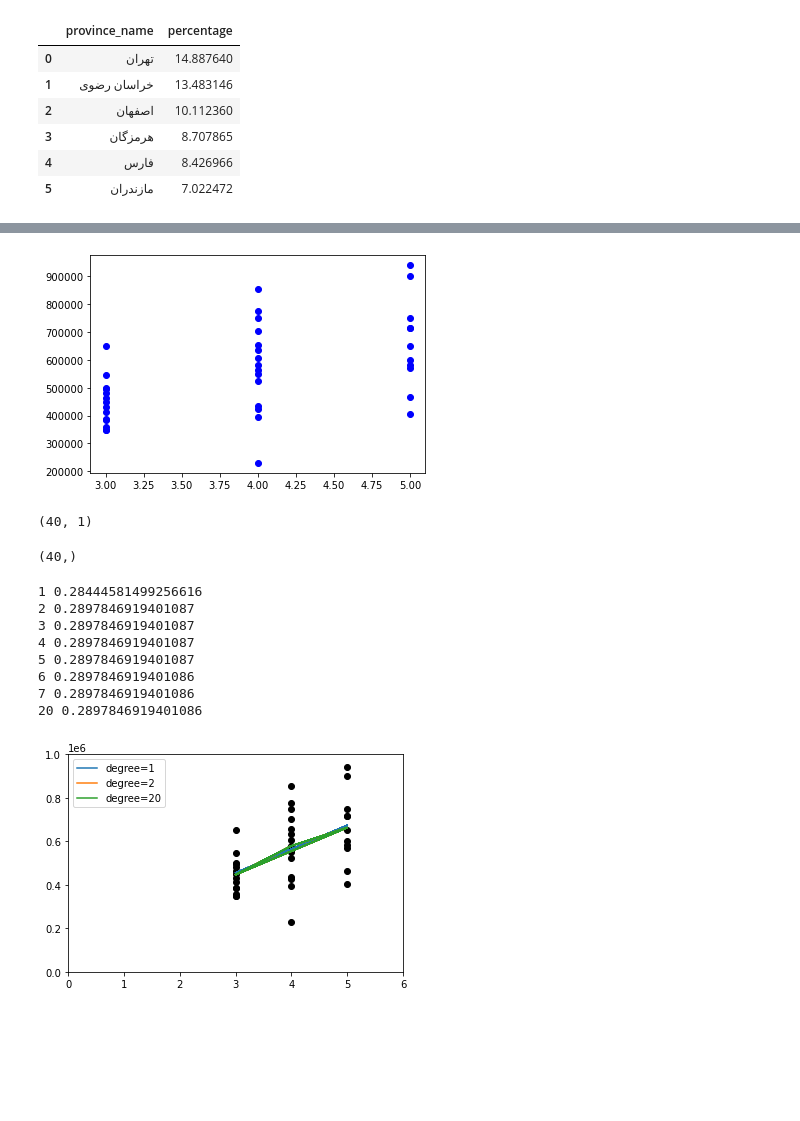
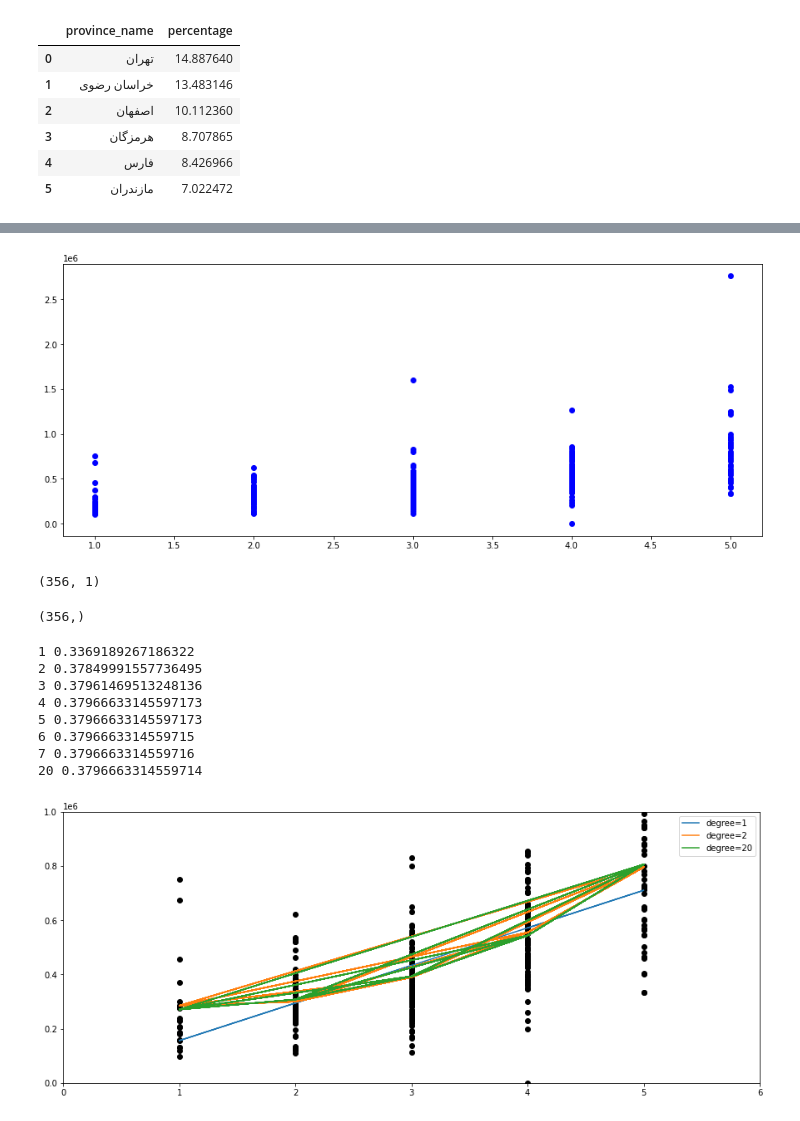
Before and after one commit to amiralimadadi/Jabama_WebScrap, a Jupyter notebook: Hotels/HotelsAnalysis.ipynb, the cells around one changed output, grey strips where cells are left out. Saved outputs shown, nothing was run; the diff lists cells and outputs as text; code cells hidden in the pictures; blank space fills up the shorter version.

```diff
--- a/Hotels/HotelsAnalysis.ipynb
+++ b/Hotels/HotelsAnalysis.ipynb
@@ -193,4 +188,0 @@ plt.show()
-# %%
-df = df.groupby("province").filter(lambda x: len(x) >= 50)
-df_temp = df.groupby('province')[['code']].count().sort_values(['code'], ascending=False)
-df_temp
@@ -235,8 +212,9 @@ df_model.head()
 # %%
+plt.figure(figsize= (15, 6))
 plt.scatter(df_model.star, df_model.price, color='blue')
 plt.show()
 # %% [output]
-[figure, old version]
+[figure, new version]
 # %%
 temp_data = df_model.to_numpy()
 X = temp_data[:,1:]
@@ -244,11 +222,11 @@ y = temp_data[:,0]
 # %%
 X.shape
 # %% [output]
-(40, 1)
+(356, 1)
 # %%
 y.shape
 # %% [output]
-(40,)
+(356,)
 # %%
 def PolynomialRegression(degree=2, **kwargs):
     return make_pipeline(PolynomialFeatures(degree),
@@ -260,15 +238,17 @@ for degree in [1,2,3,4,5,6,7,20]:
 #     .predict(X_test)
     print(degree,model.score(X,y))
 # %% [output]
-1 0.28444581499256616
-2 0.2897846919401087
-3 0.2897846919401087
-4 0.2897846919401087
-5 0.2897846919401087
-6 0.2897846919401086
-7 0.2897846919401086
-20 0.2897846919401086
+1 0.3369189267186322
+2 0.37849991557736495
+3 0.37961469513248136
+4 0.37966633145597173
+5 0.37966633145597173
+6 0.3796663314559715
+7 0.3796663314559716
+20 0.3796663314559714
 # %%
+plt.figure(figsize= (15, 6))
+
 plt.scatter(X.ravel(), y, color='black')
 axis = plt.axis()
 for degree in [1,2,20]:
@@ -278,8 +258,5 @@ for degree in [1,2,20]:
 plt.xlim(0, 6)
 plt.ylim(0, 1000000)
 plt.legend(loc='best');
-
-
-#     .predict(X_test)
 # %% [output]
-[figure, old version]
+[figure, new version]
```
Also changed, not shown: parts of 19 cells of this notebook, 2 other files.
